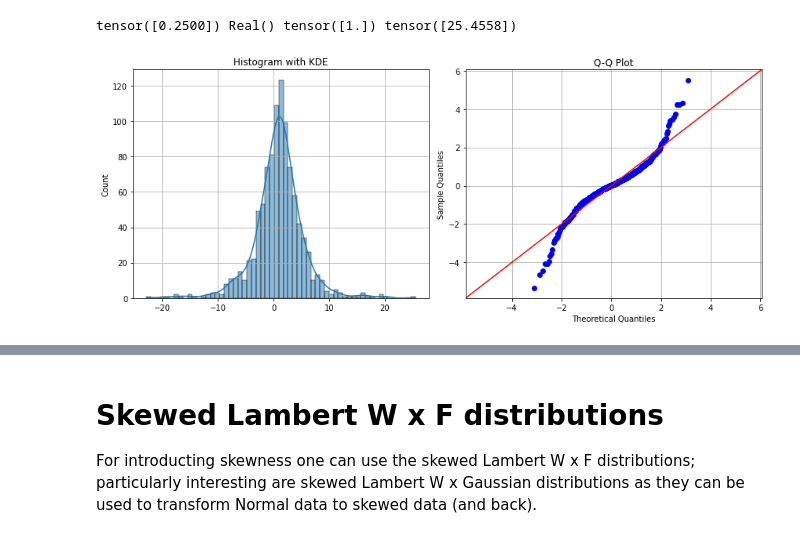
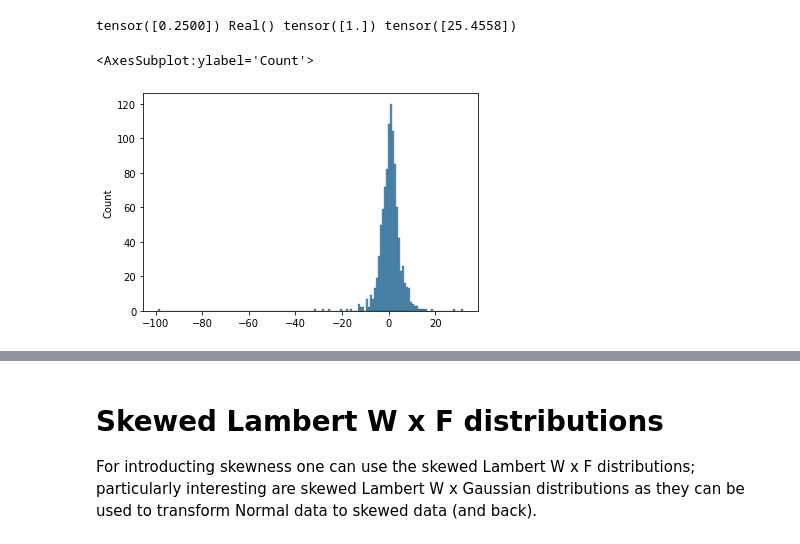
Before and after one commit to gmgeorg/torchlambertw, a Jupyter notebook: notebooks/demo-lambertw-f-distributions.ipynb, the cells around one changed output, grey strips where cells are left out. Drawn from its saved outputs; the diff is of its cells as text; code cells hidden in the pictures.

```diff
--- a/notebooks/demo-lambertw-f-distributions.ipynb
+++ b/notebooks/demo-lambertw-f-distributions.ipynb
@@ -62,9 +62,11 @@ print(m.tailweight, m.support, m.mean, m.variance)
 tensor([0.2500]) Real() tensor([1.]) tensor([25.4558])
 # %%
 y = m.sample((1000,)).numpy().ravel()
-twplt.test_norm(y)
+
+sns.histplot(y)
 # %% [output]
+<AxesSubplot:ylabel='Count'>
-[figure, old version]
+[figure, new version]
 # %%
 # assume its normal and eval likelihood
 norm = torch.distributions.Normal(loc=y.mean(), scale=y.std())
```
Also changed, not shown: parts of 13 cells of this notebook, 1 other file.
